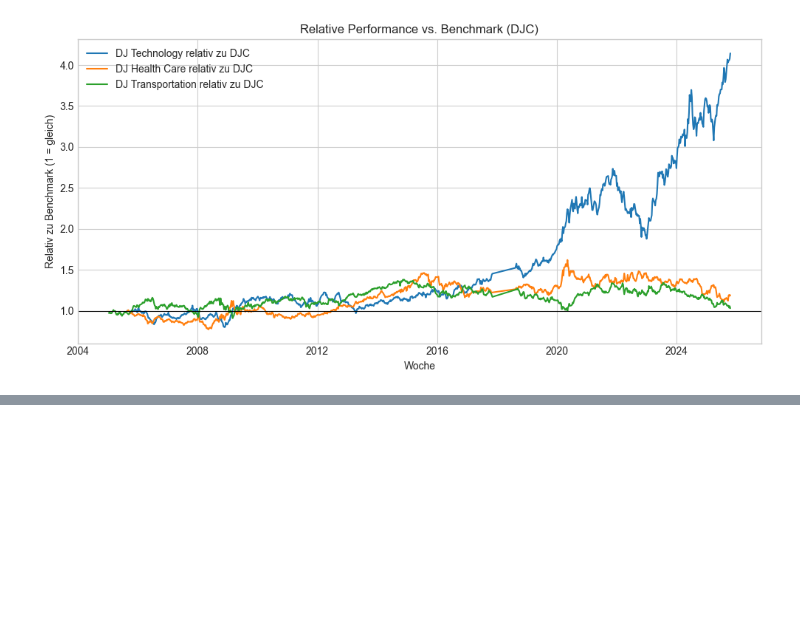
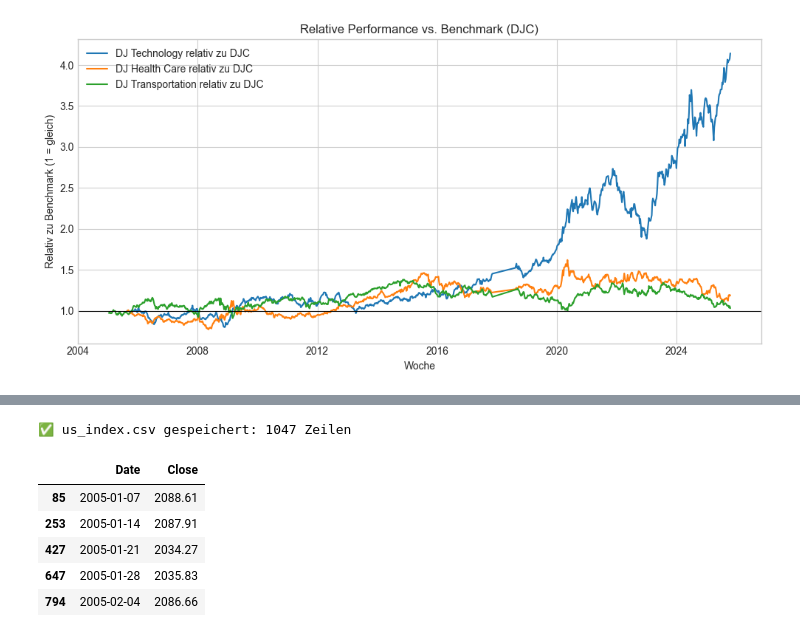
Before and after one commit to N4ims/mandarin-momentum, a Jupyter notebook: data_US.ipynb, the cells around one changed output, grey strips where cells are left out. Saved outputs shown, nothing was run; the diff lists cells and outputs as text; code cells hidden in the pictures; blank space fills up the shorter version.

```diff
--- a/data_US.ipynb
+++ b/data_US.ipynb
@@ -912,0 +922,29 @@ plt.show()
+# %%
+import pandas as pd
+
+# Helper-Funktion: ISO-Jahr/Woche → tatsächlicher Freitag (Wochentag=5)
+def iso_yearweek_to_friday(y, w):
+    return pd.Timestamp.fromisocalendar(int(y), int(w), 5)
+
+# === USA: Nasdaq Composite (Indexcd = IXIC) ===
+us = friday_df.loc[friday_df['Indexcd'] == 'IXIC', ['Date', 'Clsidx']].dropna().copy()
+
+# Spalte Date ("YYYY-WW") in Jahr/Woche zerlegen → echtes Datum (Freitag)
+us[['Year', 'Week']] = us['Date'].astype(str).str.split('-', expand=True).astype(int)
+us['Date'] = us.apply(lambda r: iso_yearweek_to_friday(r['Year'], r['Week']), axis=1)
+
+# Einheitliche Spalten und Sortierung
+us = us[['Date', 'Clsidx']].rename(columns={'Clsidx': 'Close'}).sort_values('Date').drop_duplicates('Date')
+
+# Speichern
+us.to_csv('us_index.csv', index=False)
+print(f"✅ us_index.csv gespeichert: {len(us)} Zeilen")
+display(us.head())
+# %% [output]
+✅ us_index.csv gespeichert: 1047 Zeilen
+|  | Date | Close |
+| 85 | 2005-01-07 | 2088.61 |
+| 253 | 2005-01-14 | 2087.91 |
+| 427 | 2005-01-21 | 2034.27 |
+| 647 | 2005-01-28 | 2035.83 |
+| 794 | 2005-02-04 | 2086.66 |
```
Also changed, not shown: parts of 1 cell of this notebook, 2 other files.
